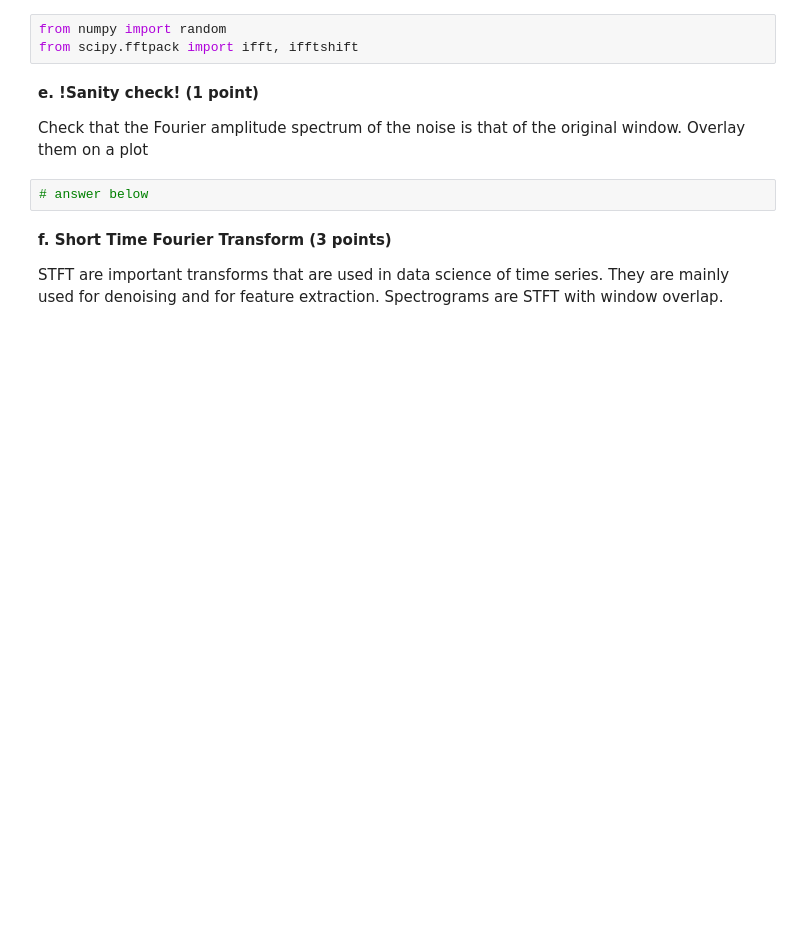
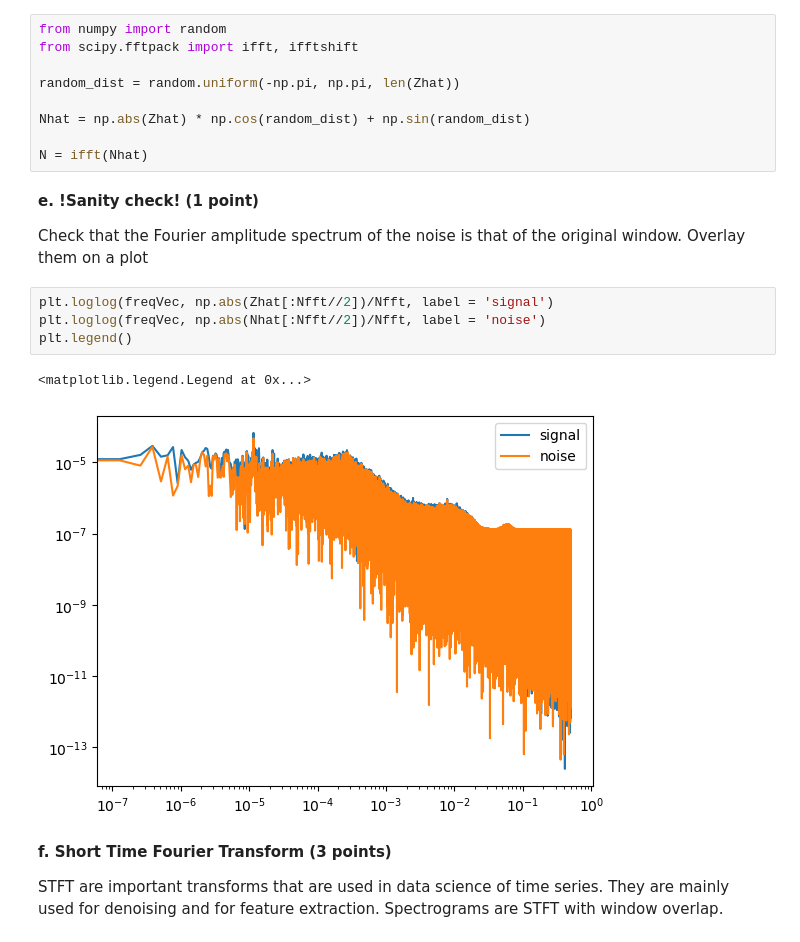
Before and after one commit to UW-ESS-DS/MLGeo_Autumn2022_MMS, a Jupyter notebook: Homework/HW_4_MMS.ipynb, the cells around one changed output. Cells and saved outputs as stored; diff of their text form; blank space fills up the shorter version.

```diff
--- a/Homework/HW_4_MMS.ipynb
+++ b/Homework/HW_4_MMS.ipynb
@@ -150,12 +154,23 @@ We have now a good idea of what the amplitude of seismic waves are at this stati
 # %%
 from numpy import random
 from scipy.fftpack import ifft, ifftshift
+
+random_dist = random.uniform(-np.pi, np.pi, len(Zhat))
+
+Nhat = np.abs(Zhat) * np.cos(random_dist) + np.sin(random_dist)
+
+N = ifft(Nhat)
 # %% [markdown]
 **e. !Sanity check! (1 point)**
 
 Check that the Fourier amplitude spectrum of the noise is that of the original window. Overlay them on a plot
-# %%
-# answer below
+# %%
+plt.loglog(freqVec, np.abs(Zhat[:Nfft//2])/Nfft, label = 'signal')
+plt.loglog(freqVec, np.abs(Nhat[:Nfft//2])/Nfft, label = 'noise')
+plt.legend()
+# %% [output]
+<matplotlib.legend.Legend at 0x...>
+[figure, added]
 # %% [markdown]
 **f. Short Time Fourier Transform (3 points)**
 
```
Also changed, not shown: parts of 6 cells of this notebook.
